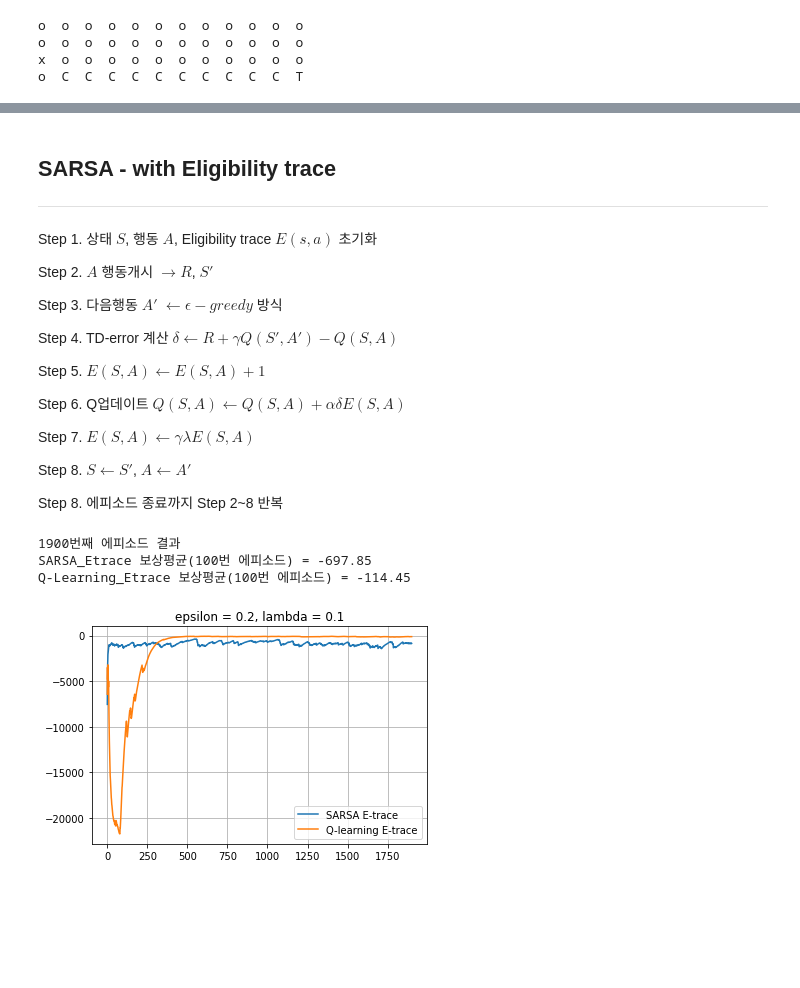
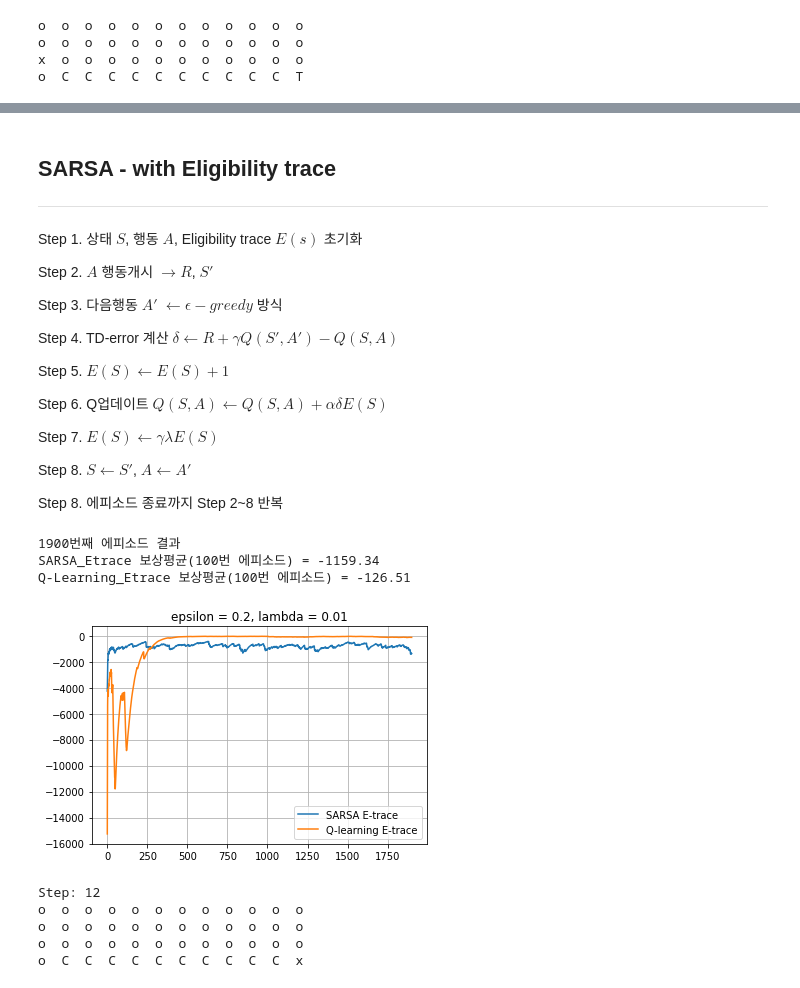
Before and after one commit to bjpublic/Reinforcement_learning, a Jupyter notebook: Chapter04/4장_절벽걷기_Qlearning_vs_SARSA.ipynb, the cells around one changed output, grey strips where cells are left out. Saved outputs shown, nothing was run; the diff lists cells and outputs as text; code cells hidden in the pictures; blank space fills up the shorter version.

```diff
--- a/Chapter04/4장_절벽걷기_Qlearning_vs_SARSA.ipynb
+++ b/Chapter04/4장_절벽걷기_Qlearning_vs_SARSA.ipynb
@@ -390,7 +383,7 @@ class Qlearning_ET():
         Q-learning 업데이트식,
         delta <- reward+gamma*maxQ(s',a')-Q(s,a)
         E(s,a) <- E(s,a)+1
-        Q(s,a) <- Q(s,a) + alpha*E(s,a)
+        Q(s,a) <- Q(s,a) + alpha*E(s,a)*delta
         E(s,a) <- gamma*lambda*E(s,a)
             입력: state, action, reward, next_state
             출력: X
@@ -399,7 +392,7 @@ class Qlearning_ET():
         # 업데이트식
         delta = reward+self.gamma*next_q-self.get_qvalue(state,action)
         self.def_Etrace(state,action,self.get_Etrace(state,action)+1)
-        self.def_qvalue(state,action,self.alpha*delta*self.get_Etrace(state,action))
+        self.def_qvalue(state,action,self.alpha*self.get_Etrace(state,action)*delta)
         self.def_Etrace(state,action,self.alpha*self.gamma*self.get_Etrace(state,action))
 
     def max_action(self,state):
@@ -436,7 +429,7 @@ class Qlearning_ET():
 ## SARSA - with Eligibility trace
 ---
 
-Step 1. 상태 $S$, 행동 $A$, Eligibility trace $E(s,a)$ 초기화
+Step 1. 상태 $S$, 행동 $A$, Eligibility trace $E(s)$ 초기화
 
 Step 2. $A$ 행동개시  $\rightarrow  R$, $S'$
 
@@ -444,11 +437,11 @@ Step 3. 다음행동 $A'$ $\leftarrow {\epsilon}-greedy$ 방식
 
 Step 4. TD-error 계산 ${\delta} \leftarrow R+{\gamma}Q(S',A')-Q(S,A)$
 
-Step 5. $E(S,A) \leftarrow E(S,A)+1$
+Step 5. $E(S) \leftarrow E(S)+1$
 
-Step 6. Q업데이트 $Q(S,A) \leftarrow Q(S,A) + {\alpha}{\delta}E(S,A)$
+Step 6. Q업데이트 $Q(S,A) \leftarrow Q(S,A) + {\alpha}{\delta}E(S)$
 
-Step 7. $E(S,A) \leftarrow \gamma \lambda E(S,A)$
+Step 7. $E(S) \leftarrow \gamma \lambda E(S)$
 
 Step 8. $S \leftarrow S'$, $A \leftarrow A'$
 
@@ -475,33 +468,41 @@ class SARSA_ET(Qlearning_ET):
         # 업데이트식
         delta = reward+self.gamma*next_q-self.get_qvalue(state,action)
         self.def_Etrace(state,action,self.get_Etrace(state,action)+1)
-        self.def_qvalue(state,action,self.alpha*delta)
+        self.def_qvalue(state,action,self.alpha*self.get_Etrace(state,action)*delta)
         self.def_Etrace(state,action,self.alpha*self.gamma*self.get_Etrace(state,action))
 # %%
-Qet_agent = Qlearning_ET(lambda s: range(n_actions),lamb=0.1)
-SARSAet_agent = SARSA_ET(lambda s: range(n_actions),lamb=0.1)
+Qet_agent = Qlearning_ET(lambda s: range(n_actions),lamb=0.01)
+SARSAet_agent = SARSA_ET(lambda s: range(n_actions),lamb=0.01)
 # %%
 rewards_sarsaet, rewards_qlet = [], []
 for i in range(2000):
     rewards_sarsaet.append(play_and_train(env, SARSAet_agent))
     rewards_qlet.append(play_and_train(env, Qet_agent))
 
     if i % 100 == 0:
         clear_output(True)
         print(f'{i}번째 에피소드 결과')
         print(f'SARSA_Etrace 보상평균(100번 에피소드) = {np.mean(rewards_sarsaet[-100:])}')
         print(f'Q-Learning_Etrace 보상평균(100번 에피소드) = {np.mean(rewards_qlet[-100:])}')
 
         plt.title(f"epsilon = {Qet_agent.epsilon}, lambda = {Qet_agent.lamb}")
         plt.plot(moving_average(rewards_sarsaet),label='SARSA E-trace')
         plt.plot(moving_average(rewards_qlet),label='Q-learning E-trace')
 
         plt.grid()
         plt.legend()
-        plt.ylim(-1000, 0)
+        #plt.ylim(-1000, 0)
         plt.show()
 # %% [output]
 1900번째 에피소드 결과
-SARSA_Etrace 보상평균(100번 에피소드) = -697.85
-Q-Learning_Etrace 보상평균(100번 에피소드) = -114.45
+SARSA_Etrace 보상평균(100번 에피소드) = -1159.34
+Q-Learning_Etrace 보상평균(100번 에피소드) = -126.51
-[figure, old version]
+[figure, new version]
+# %%
+play_render(Qet_agent,env)
+# %% [output]
+Step: 12
+o  o  o  o  o  o  o  o  o  o  o  o
+o  o  o  o  o  o  o  o  o  o  o  o
+o  o  o  o  o  o  o  o  o  o  o  o
+o  C  C  C  C  C  C  C  C  C  C  x
```
Also changed, not shown: parts of 8 cells of this notebook, 13 other files.
